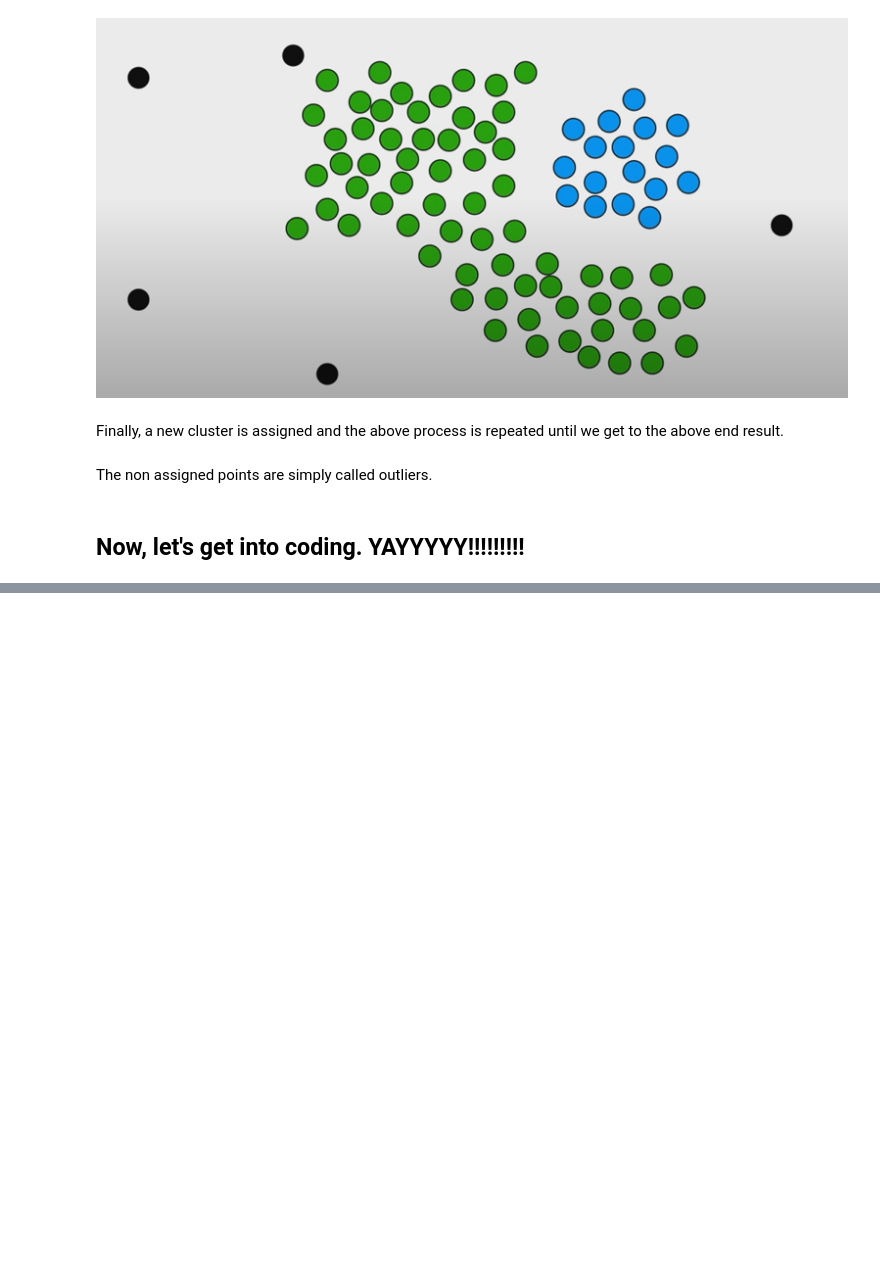
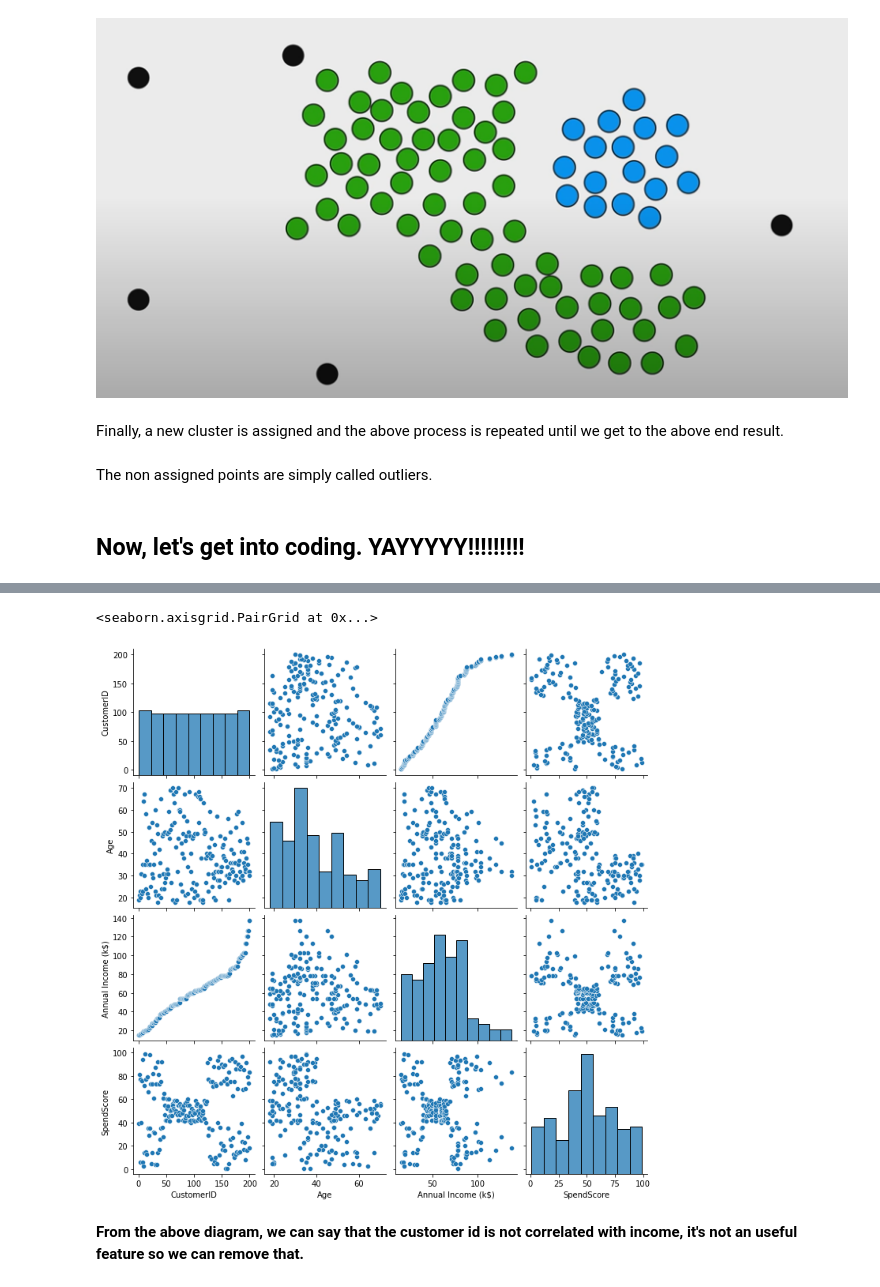
Before and after one commit to AnuragTimilsina/ML_workshop_2023, a Jupyter notebook: DBSCAN/DBSCAN.ipynb, the cells around one changed output, grey strips where cells are left out. Drawn from its saved outputs; the diff is of its cells as text; code cells hidden in the pictures; blank space fills up the shorter version.

```diff
--- a/DBSCAN/DBSCAN.ipynb
+++ b/DBSCAN/DBSCAN.ipynb
@@ -92,0 +98,2 @@ The non assigned points are simply called outliers.
+# %%
+df = pd.read_csv("Mall_Customers.csv")
@@ -92,0 +136,2 @@ The non assigned points are simply called outliers.
+# %%
+df.rename(columns={'Annual Income (k$)':'Income','Spending Score (1-100)':'SpendScore'},inplace=True)
@@ -92,0 +147,7 @@ The non assigned points are simply called outliers.
+# %%
+sns.pairplot(df)
+# %% [output]
+<seaborn.axisgrid.PairGrid at 0x...>
+[figure, added]
+# %% [markdown]
+**From the above diagram, we can say that the customer id is not correlated with income, it's not an useful feature so we can remove that.**
```
Also changed, not shown: parts of 30 cells of this notebook, 1 other file.
